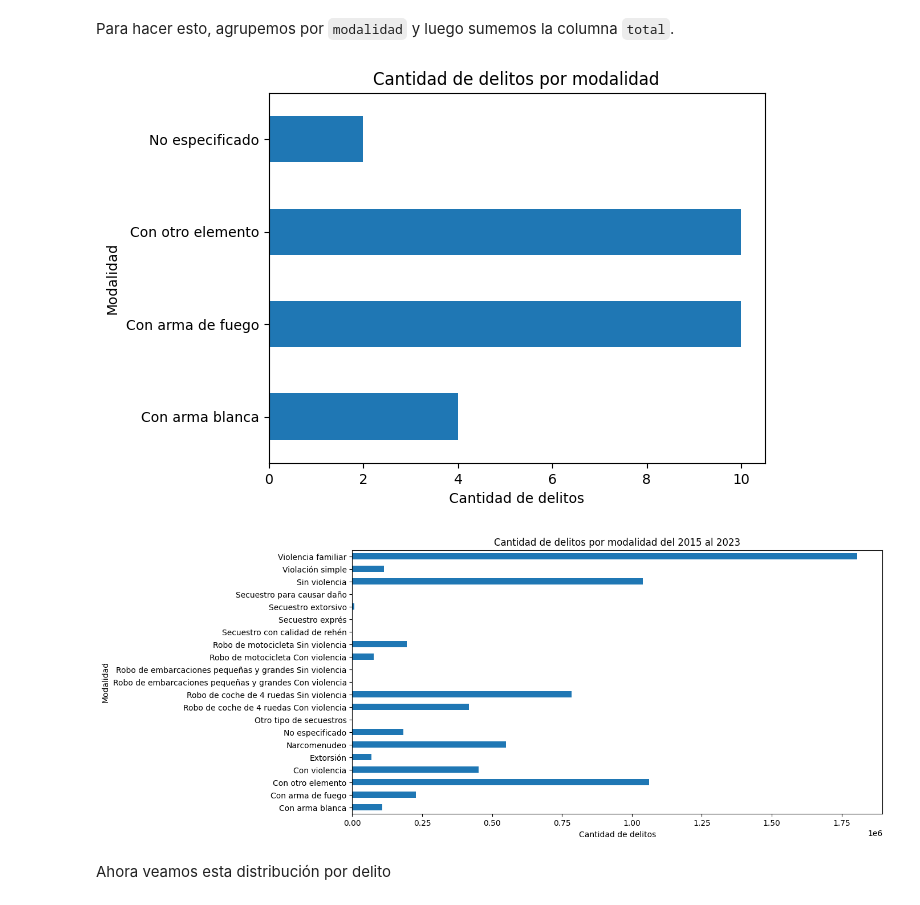
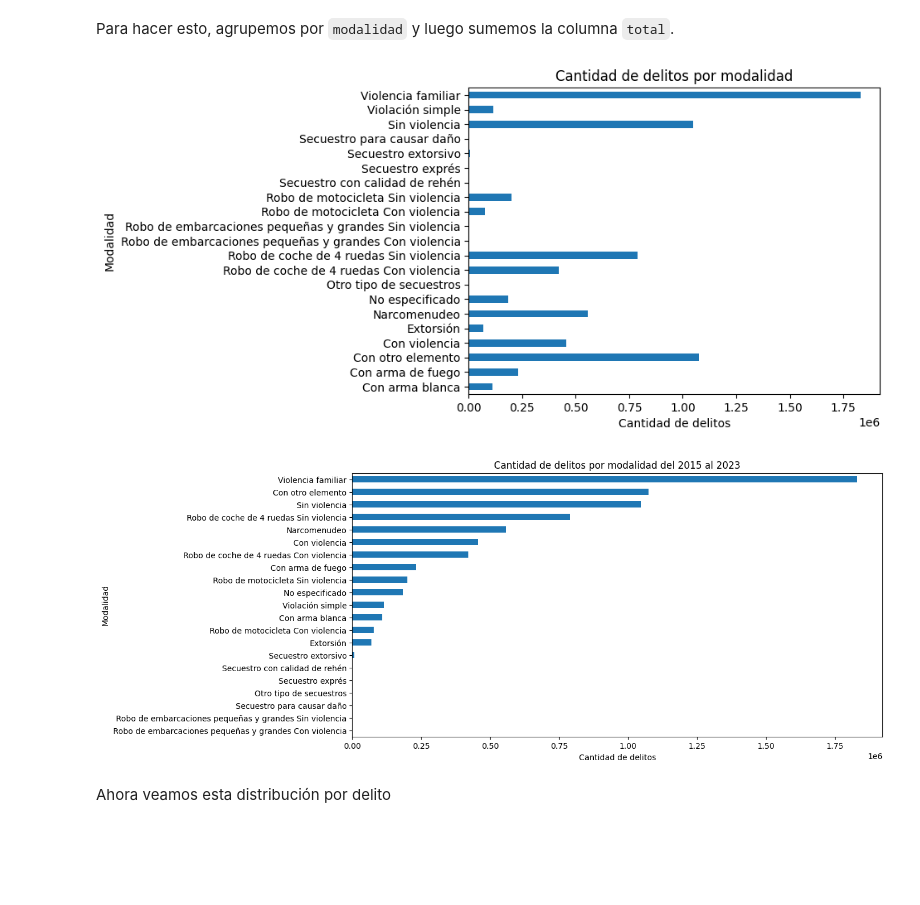
Before and after one commit to la-ciencia-del-delito/semaforo-delictivo, a Jupyter notebook: EDA/03_EDA_top_n_delitos.ipynb, the cells around one changed output. Saved outputs shown, nothing was run; the diff lists cells and outputs as text; code cells hidden in the pictures; blank space fills up the shorter version.

```diff
--- a/EDA/03_EDA_top_n_delitos.ipynb
+++ b/EDA/03_EDA_top_n_delitos.ipynb
@@ -76,22 +76,22 @@ sample
 # %% [markdown]
 Para hacer esto, agrupemos por `modalidad` y luego sumemos la columna `total`.
 # %%
-sample.groupby('modalidad')['total'].sum().plot(kind='barh')
+semaforo.groupby('modalidad')['total'].sum().plot(kind='barh')
 plt.title("Cantidad de delitos por modalidad")
 plt.ylabel("Modalidad")
 plt.xlabel("Cantidad de delitos")
 plt.show()
 # %% [output]
-[figure, old version]
+[figure, new version]
 # %%
 plt.figure(figsize=(12,6))
-semaforo.groupby('modalidad')['total'].sum().plot(kind='barh')
+semaforo.groupby('modalidad')['total'].sum().sort_values().plot(kind='barh')
 plt.title("Cantidad de delitos por modalidad del 2015 al 2023")
 plt.ylabel("Modalidad")
 plt.xlabel("Cantidad de delitos")
 plt.show()
 # %% [output]
-[figure, old version]
+[figure, new version]
 # %% [markdown]
 Ahora veamos esta distribución por delito
 # %%
```
Also changed, not shown: parts of 5 cells of this notebook, 11 other files.
